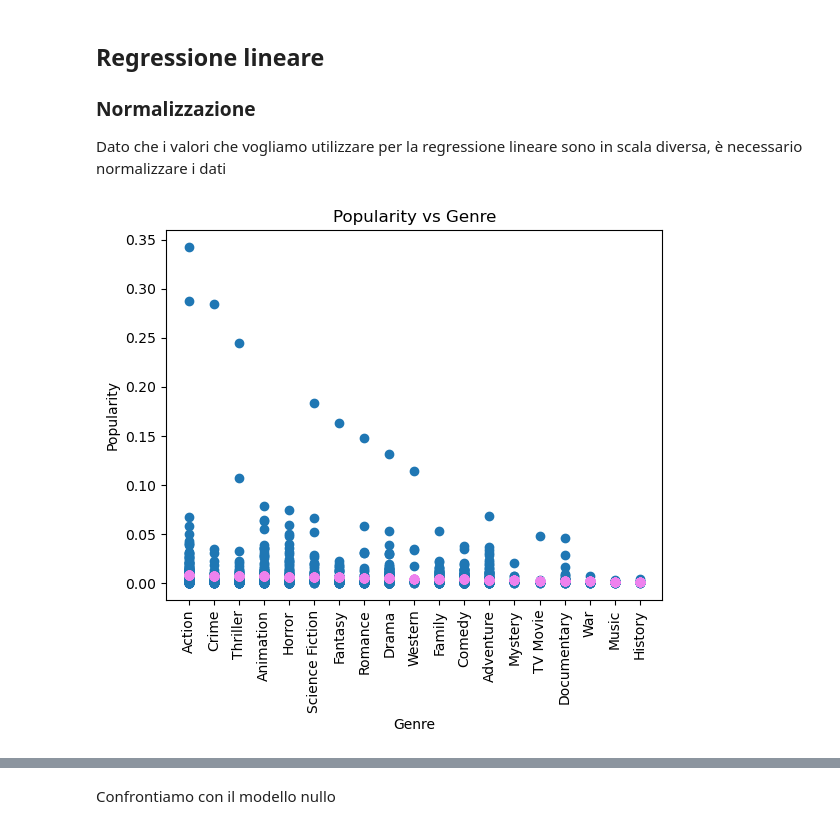
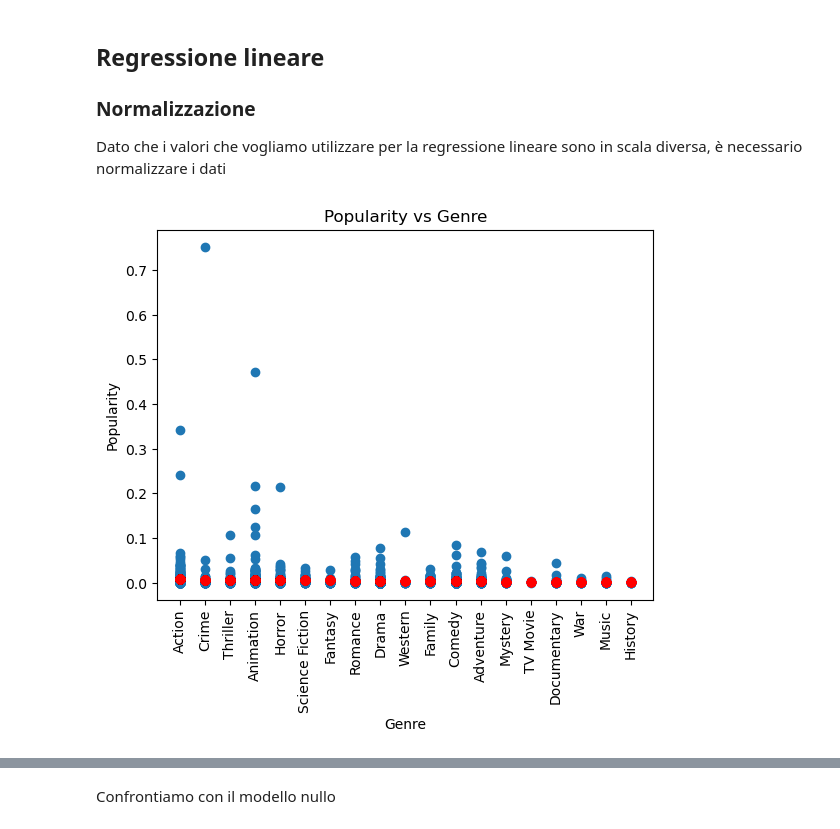
Before and after one commit to giampyhatesyou/Ids, a Jupyter notebook: pr.ipynb, the cells around one changed output, grey strips where cells are left out. Drawn from its saved outputs; the diff is of its cells as text; code cells hidden in the pictures.

```diff
--- a/pr.ipynb
+++ b/pr.ipynb
@@ -450,28 +451,30 @@ y = film_normalized['Popularity']
 # Dividere il dataset in training e validation
 X_train, X_valid, y_train, y_valid = train_test_split(X, y,test_size=0.2)
 # %%
+#Metodo con calcolo manuale
+
 from sklearn.linear_model import LinearRegression
 
 regressor = LinearRegression()
 
 reg = regressor.fit(X_train, y_train)
 y_pred = reg.coef_ * X_valid + reg.intercept_
 
 plt.scatter(X_valid, y_valid)
-plt.scatter(X_valid, y_pred, color="violet")
+plt.scatter(X_valid, y_pred, color="r")
 plt.xlabel('Genre')
 plt.xticks(rotation=90)
 plt.xticks(ticks=[0, 1/18, 2/18, 3/18, 4/18, 5/18, 6/18, 7/18, 8/18, 9/18,10/18, 11/18, 12/18, 13/18, 14/18, 15/18, 16/18, 17/18, 18/18],
             labels=['Action', 'Crime', 'Thriller', 'Animation',
                  'Horror', 'Science Fiction', 'Fantasy', 'Romance',
                  'Drama', 'Western', 'Family', 'Comedy',
                  'Adventure', 'Mystery', 'TV Movie','Documentary',
                  'War', 'Music','History'])
 plt.ylabel('Popularity')
 plt.title('Popularity vs Genre')
 plt.show()
 # %% [output]
-[figure, old version]
+[figure, new version]
 # %%
 #Sembrano identici, ma se li vediamo più in dettaglio
 plt.scatter(X_valid,y_valid)
```
Also changed, not shown: parts of 12 cells of this notebook.
